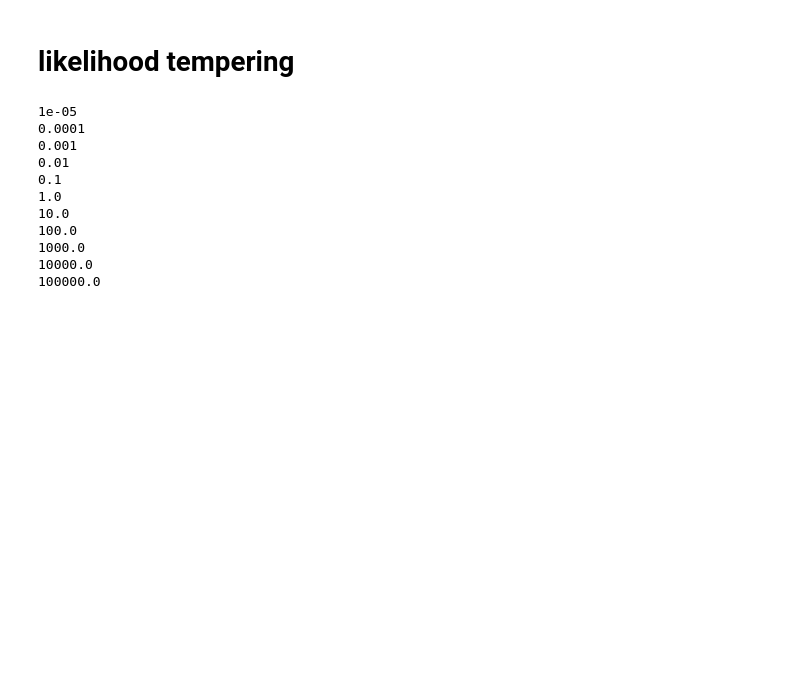
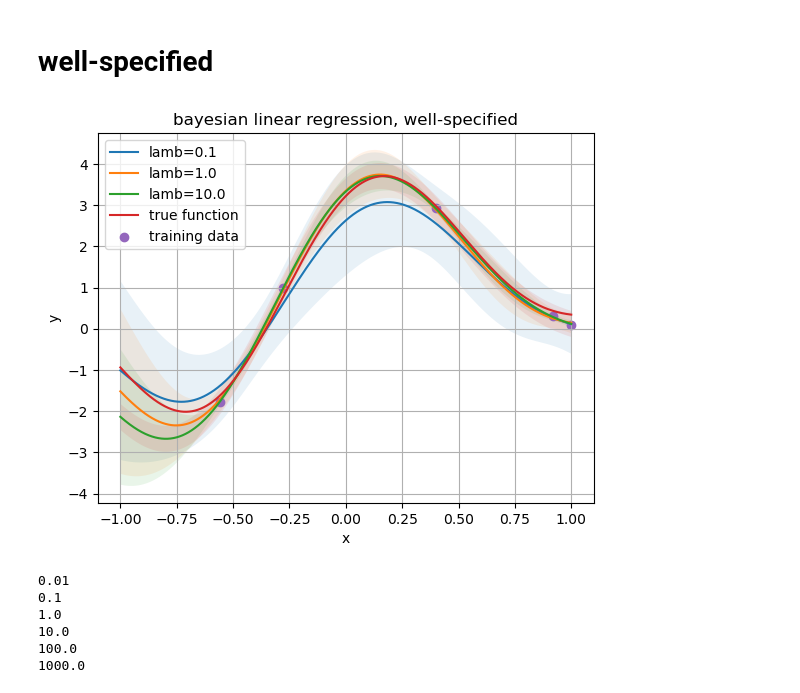
Before and after one commit to pyijiezhang/cold-posteriors-and-pacbayes, a Jupyter notebook: simulation_exact_lm_regression.ipynb, the cells around one changed output. Saved outputs shown, nothing was run; the diff lists cells and outputs as text; code cells hidden in the pictures; blank space fills up the shorter version.

Commit message:
update experiments for bayesian linear regresssion

```diff
--- a/simulation_exact_lm_regression.ipynb
+++ b/simulation_exact_lm_regression.ipynb
@@ -9,13 +6,12 @@ version_i = 2
 # %%
-# set seed
 seed = 24
 np.random.seed(seed)
 
 # get data
 d_x = 10  # number of fourier features
-n_train = 10
+n_train = 5
 n_test = 10000
 X_train, Y_train, X_train_orig = get_data(d_x=d_x, n_data=n_train)
 X_test, Y_test, X_test_orig = get_data(d_x=d_x, n_data=n_test)
+X_show, X_show_orig = get_X_show(d_x=d_x)
+Y_true=torch.sum(X_show, 1)
-# %% [markdown]
-# likelihood tempering
@@ -24 +18,24 @@ tempering = "likelihood"
+# %% [markdown]
+# well-specified
+# %%
+plt.figure()
+for lamb in [0.1, 1.0, 10.0]:
+    var_likelihood = 0.025
+    var_prior = 1.0
+    m_N, S_N = get_post(X_train, Y_train, var_prior, var_likelihood, lamb)
+    post_pred_mean=X_show @ m_N
+    post_pred_var=torch.diag(X_show @ S_N @ X_show.T)
+    plt.plot(X_show_orig, post_pred_mean, label=f"lamb={lamb}")
+    plt.fill_between(X_show_orig, post_pred_mean + 2 * torch.sqrt(post_pred_var), post_pred_mean - 2 * torch.sqrt(post_pred_var), alpha=0.1)
+plt.plot(X_show_orig, Y_true, label="true function")
+plt.fill_between(X_show_orig, post_pred_mean + 2 * 0.158, post_pred_mean - 2 * 0.158, alpha=0.1)
+plt.scatter(X_train_orig, Y_train, label="training data")
+plt.legend()
+plt.grid()
+plt.title("bayesian linear regression, well-specified")
+plt.xlabel("x")
+plt.ylabel("y")
+plt.show()
+# %% [output]
+[figure, added]
 # %%
@@ -26,27 +43,21 @@ lambs = [0.00001,0.0001,0.001, 0.01, 0.1, 1.0, 10.0, 100.0, 1000.0, 10000.0,1000
 # %%
-var_prior = 0.5
-var_likelihood = 0.1
+var_prior = 1.0
+var_likelihood = 0.025
 result = get_metrics(
-    var_prior,
-    var_likelihood,
     X_train,
     Y_train,
     X_train_orig,
     X_test,
     Y_test,
     X_test_orig,
+    var_prior,
+    var_likelihood,
     lambs,
-    gammas=None,
 )
 # %% [output]
-1e-05
-0.0001
-0.001
 0.01
 0.1
 1.0
 10.0
 100.0
 1000.0
-10000.0
-100000.0
```
Also changed, not shown: parts of 16 cells of this notebook, 2 other files.
